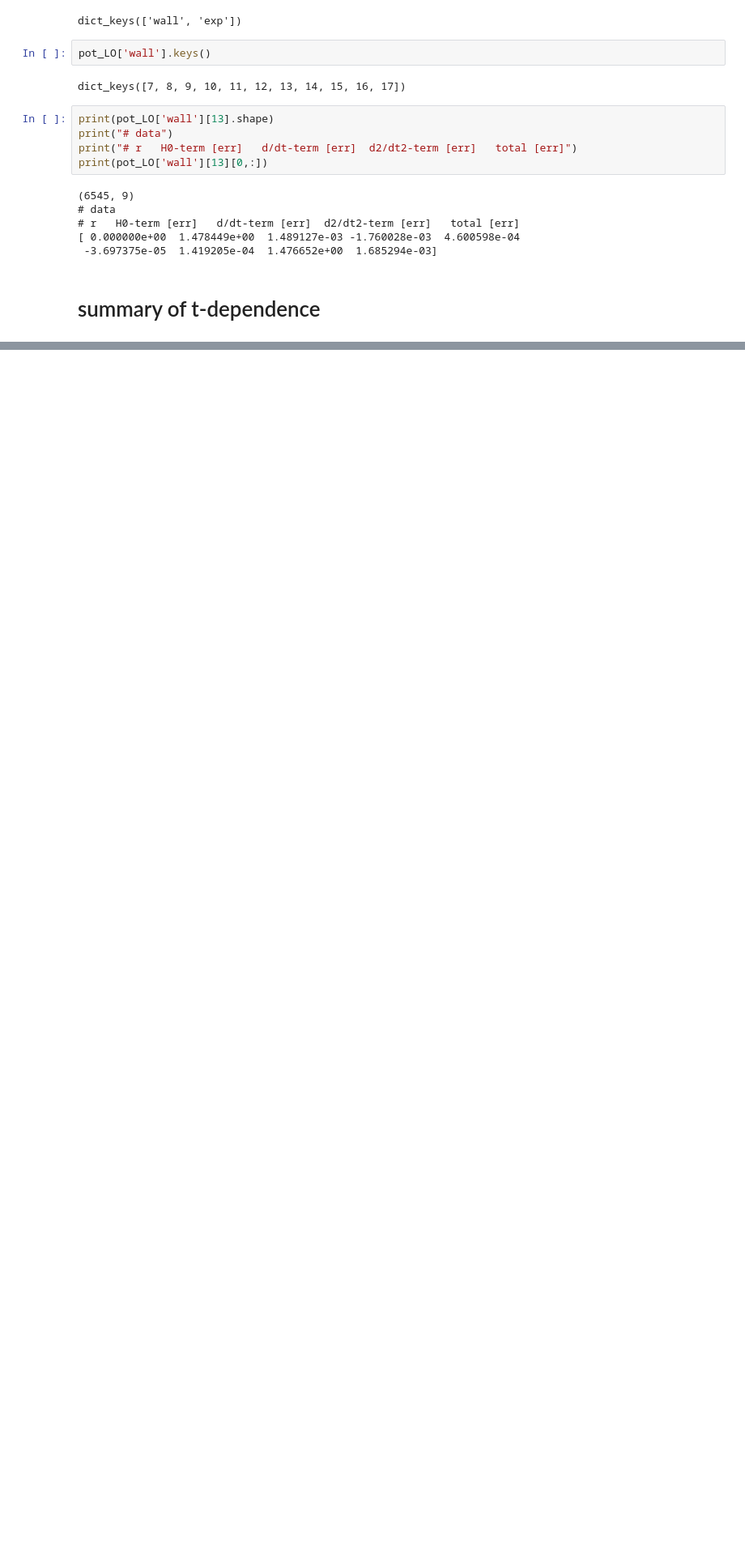
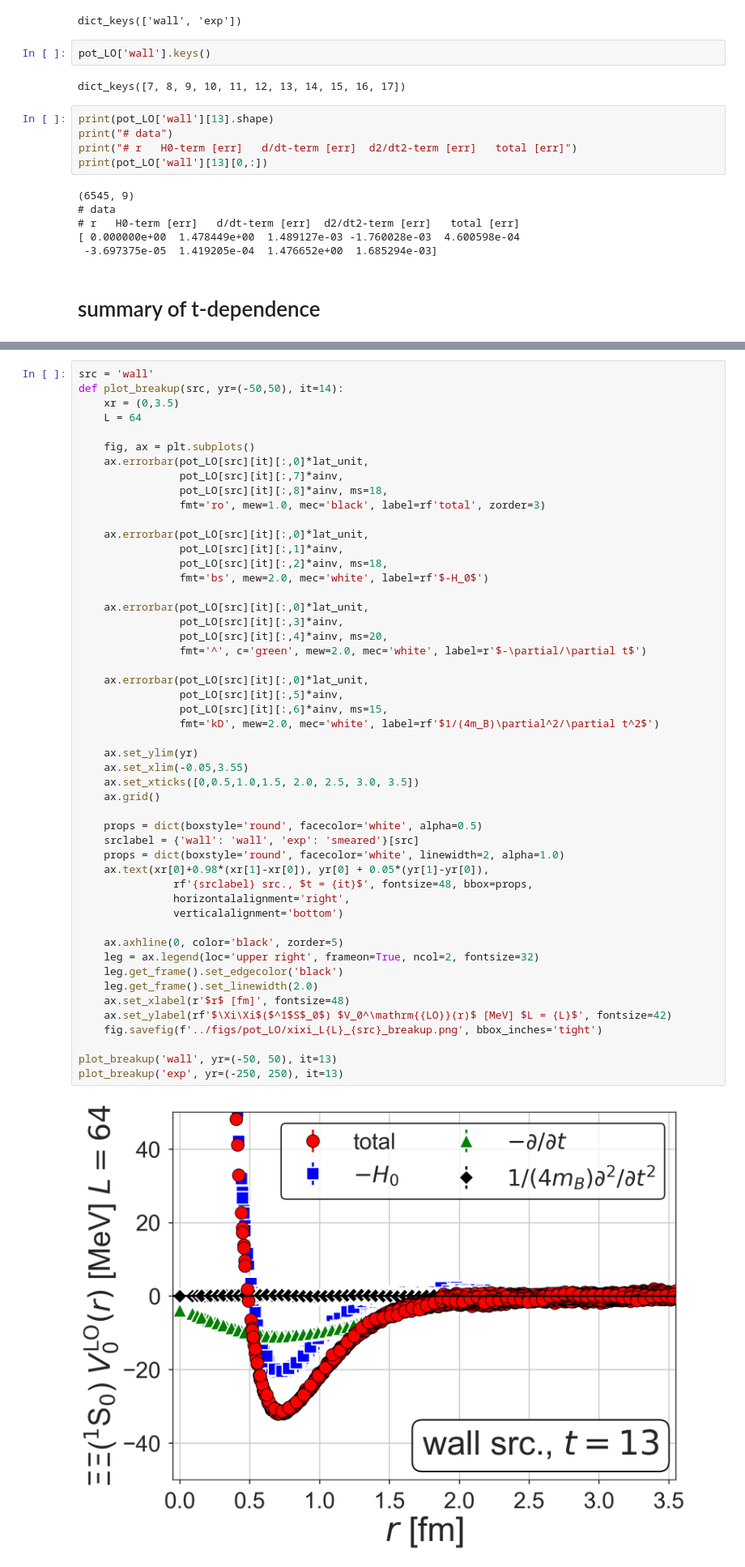
Before and after one commit to tkmiriya/systematics_of_hal_qcd_pot, a Jupyter notebook: notes/LO potential.ipynb, the cells around one changed output, grey strips where cells are left out. Shown at 81% size. Drawn from its saved outputs; the diff is of its cells as text; blank space fills up the shorter version.

```diff
--- a/notes/LO potential.ipynb
+++ b/notes/LO potential.ipynb
@@ -162,0 +219,52 @@ plot_t_dep_w_zoom(src='exp')
+# %%
+src = 'wall'
+def plot_breakup(src, yr=(-50,50), it=14):
+    xr = (0,3.5)
+    L = 64
+
+    fig, ax = plt.subplots()
+    ax.errorbar(pot_LO[src][it][:,0]*lat_unit,
+                pot_LO[src][it][:,7]*ainv,
+                pot_LO[src][it][:,8]*ainv, ms=18,
+                fmt='ro', mew=1.0, mec='black', label=rf'total', zorder=3)
+
+    ax.errorbar(pot_LO[src][it][:,0]*lat_unit,
+                pot_LO[src][it][:,1]*ainv,
+                pot_LO[src][it][:,2]*ainv, ms=18,
+                fmt='bs', mew=2.0, mec='white', label=rf'$-H_0$')
+
+    ax.errorbar(pot_LO[src][it][:,0]*lat_unit,
+                pot_LO[src][it][:,3]*ainv,
+                pot_LO[src][it][:,4]*ainv, ms=20,
+                fmt='^', c='green', mew=2.0, mec='white', label=r'$-\partial/\partial t$')
+
+    ax.errorbar(pot_LO[src][it][:,0]*lat_unit,
+                pot_LO[src][it][:,5]*ainv,
+                pot_LO[src][it][:,6]*ainv, ms=15,
+                fmt='kD', mew=2.0, mec='white', label=rf'$1/(4m_B)\partial^2/\partial t^2$')
+
+    ax.set_ylim(yr)
+    ax.set_xlim(-0.05,3.55)
+    ax.set_xticks([0,0.5,1.0,1.5, 2.0, 2.5, 3.0, 3.5])
+    ax.grid()
+
+    props = dict(boxstyle='round', facecolor='white', alpha=0.5)
+    srclabel = {'wall': 'wall', 'exp': 'smeared'}[src]
+    props = dict(boxstyle='round', facecolor='white', linewidth=2, alpha=1.0)
+    ax.text(xr[0]+0.98*(xr[1]-xr[0]), yr[0] + 0.05*(yr[1]-yr[0]),
+               rf'{srclabel} src., $t = {it}$', fontsize=48, bbox=props,
+               horizontalalignment='right',
+               verticalalignment='bottom')
+
+    ax.axhline(0, color='black', zorder=5)
+    leg = ax.legend(loc='upper right', frameon=True, ncol=2, fontsize=32)
+    leg.get_frame().set_edgecolor('black')
+    leg.get_frame().set_linewidth(2.0)
+    ax.set_xlabel(r'$r$ [fm]', fontsize=48)
+    ax.set_ylabel(rf'$\Xi\Xi$($^1$S$_0$) $V_0^\mathrm{{LO}}(r)$ [MeV] $L = {L}$', fontsize=42)
+    fig.savefig(f'../figs/pot_LO/xixi_L{L}_{src}_breakup.png', bbox_inches='tight')
+
+plot_breakup('wall', yr=(-50, 50), it=13)
+plot_breakup('exp', yr=(-250, 250), it=13)
+# %% [output]
+[figure, added]
```
Also changed, not shown: parts of 5 cells of this notebook, 10 other files.
